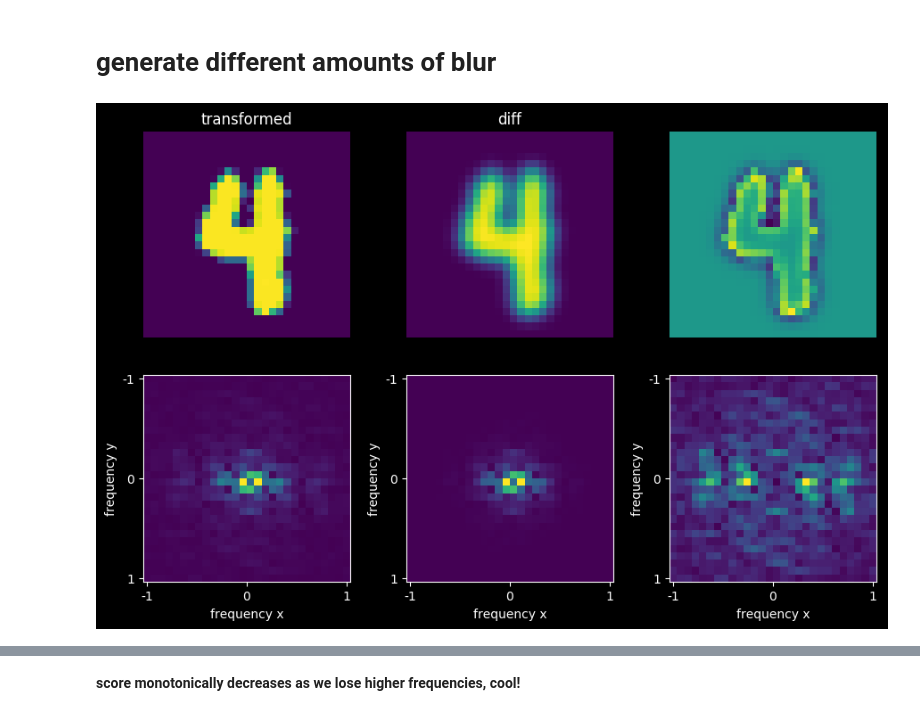
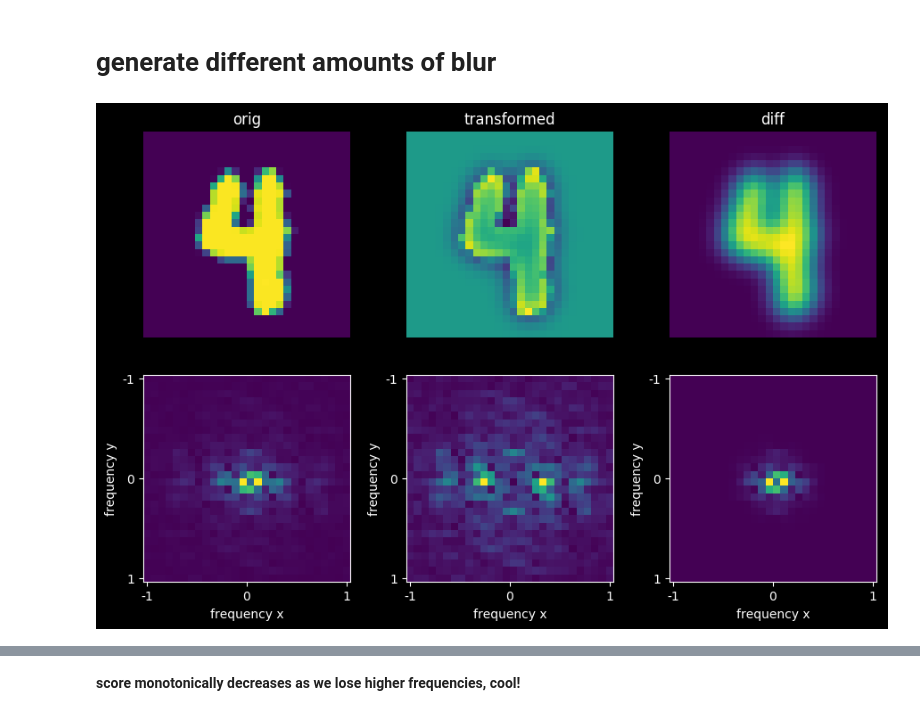
Before and after one commit to Yu-Group/adaptive-wavelets, a Jupyter notebook: experiments/mnist_freq.ipynb, the cells around one changed output, grey strips where cells are left out. Saved outputs shown, nothing was run; the diff lists cells and outputs as text; code cells hidden in the pictures.

Commit message:
cleanup freq viz

```diff
--- a/experiments/mnist_freq.ipynb
+++ b/experiments/mnist_freq.ipynb
@@ -48,8 +48,8 @@ def visualize(im_orig, transform):
     tits = ['orig', 'transformed', 'diff']
     ims = [im_orig, transform(im_orig), im_orig - transform(im_orig)]
     for i in range(3):
+        plt.subplot(R, C, i + 1)
         plt.title(tits[i])
-        plt.subplot(R, C, i + 1)
         plt.imshow(ims[i])
         plt.axis('off')
 
@@ -63,7 +63,29 @@ def visualize(im_orig, transform):
 
     plt.tight_layout()
 
-
-visualize(im_orig, transform)
+class Transforms:
+    def __init__(self):
+        self.sigma = 1
+    def gaussian_filter(self, x):
+        '''Filter with given sigma
+        '''
+        if 'Tensor' in str(type(x)):
+            x = x.cpu().numpy().squeeze()
+            return torch.Tensor(gaussian_filter(x, sigma=self.sigma)).reshape(1, 1, 28 , 28)
+        return gaussian_filter(x, sigma=self.sigma)
+    def bandpass_filter(self, x, delta=1):
+        '''Filter with given sigma within freq band of plus or minus 0.1
+        N.B. this bandpass filter is kind of hacky and could be better
+        '''
+        if 'Tensor' in str(type(x)):
+            x = x.cpu().numpy().squeeze()
+            lower_freqs = gaussian_filter(x, sigma=self.sigma + delta)
+            higher_freqs = gaussian_filter(x, sigma=self.sigma - delta)
+            out = higher_freqs - lower_freqs
+            return torch.Tensor(out).reshape(1, 1, 28 , 28)
+        else:
+            lower_freqs = gaussian_filter(x, sigma=self.sigma + delta)
+            higher_freqs = gaussian_filter(x, sigma=self.sigma - delta)
+            out = higher_freqs - lower_freqs
+            return out
+t = Transforms()
-# %% [output]
-[figure, removed]
@@ -91,0 +92,8 @@ t = Transforms()
+# %%
+t.sigma = 5e-1
+# t.sigma = 1e-9
+transform = t.bandpass_filter
+# transform = t.gaussian_filter
+visualize(im_orig, transform)
+# %% [output]
+[figure, added]
```
Also changed, not shown: parts of 8 cells of this notebook.
